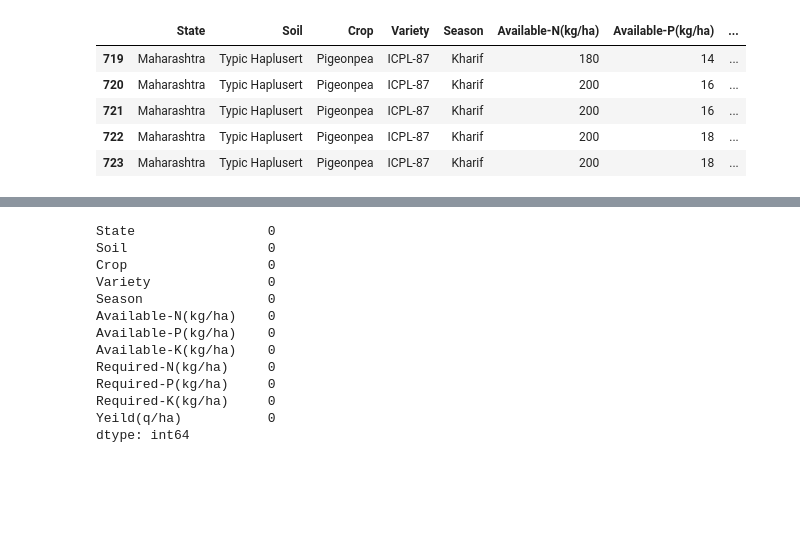
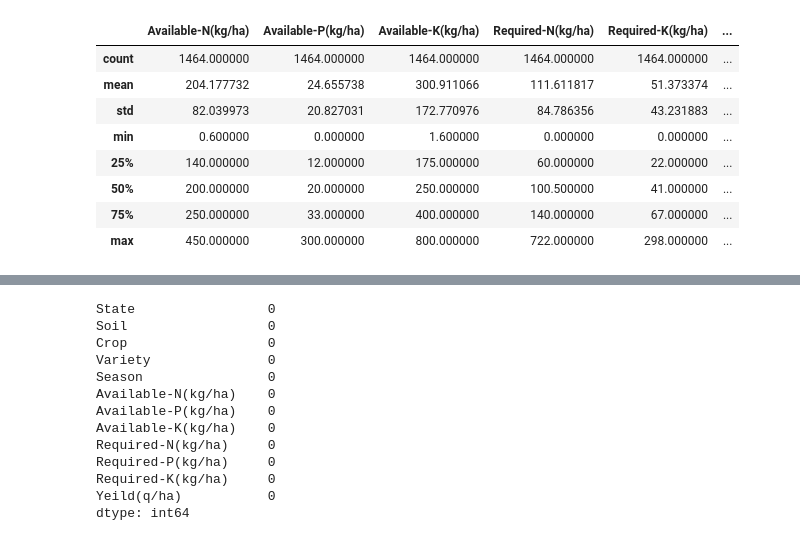
Before and after one commit to Catastrophe101/Ksetrapati-FarmMaestro, a Jupyter notebook: Module-2/Data Cleaning(Module-2).ipynb, the cells around one changed output, grey strips where cells are left out. Drawn from its saved outputs; the diff is of its cells as text; code cells hidden in the pictures; blank space fills up the shorter version.

```diff
--- a/Module-2/Data Cleaning(Module-2).ipynb
+++ b/Module-2/Data Cleaning(Module-2).ipynb
@@ -13,12 +15,15 @@ print(uni)
 # %%
-data.tail()
+data.describe()
 # %% [output]
-|  | State | Soil | Crop | Variety | Season | Available-N(kg/ha) | Available-P(kg/ha) | ... |
-| 719 | Maharashtra | Typic Haplusert | Pigeonpea | ICPL-87 | Kharif | 180 | 14 | ... |
-| 720 | Maharashtra | Typic Haplusert | Pigeonpea | ICPL-87 | Kharif | 200 | 16 | ... |
-| 721 | Maharashtra | Typic Haplusert | Pigeonpea | ICPL-87 | Kharif | 200 | 16 | ... |
-| 722 | Maharashtra | Typic Haplusert | Pigeonpea | ICPL-87 | Kharif | 200 | 18 | ... |
-| 723 | Maharashtra | Typic Haplusert | Pigeonpea | ICPL-87 | Kharif | 200 | 18 | ... |
+|  | Available-N(kg/ha) | Available-P(kg/ha) | Available-K(kg/ha) | Required-N(kg/ha) | Required-K(kg/ha) | ... |
+| count | 1464.000000 | 1464.000000 | 1464.000000 | 1464.000000 | 1464.000000 | ... |
+| mean | 204.177732 | 24.655738 | 300.911066 | 111.611817 | 51.373374 | ... |
+| std | 82.039973 | 20.827031 | 172.770976 | 84.786356 | 43.231883 | ... |
+| min | 0.600000 | 0.000000 | 1.600000 | 0.000000 | 0.000000 | ... |
+| 25% | 140.000000 | 12.000000 | 175.000000 | 60.000000 | 22.000000 | ... |
+| 50% | 200.000000 | 20.000000 | 250.000000 | 100.500000 | 41.000000 | ... |
+| 75% | 250.000000 | 33.000000 | 400.000000 | 140.000000 | 67.000000 | ... |
+| max | 450.000000 | 300.000000 | 800.000000 | 722.000000 | 298.000000 | ... |
 # %%
 #data['NuContAvailable'].isnull().sum()
 reqData=data[['State','Soil','Crop','Variety','Season','Available-N(kg/ha)','Available-P(kg/ha)','Available-K(kg/ha)','Required-N(kg/ha)','Required-P(kg/ha)','Required-K(kg/ha)','Yeild(q/ha)']]
```
Also changed, not shown: parts of 3 cells of this notebook, 20 other files.
